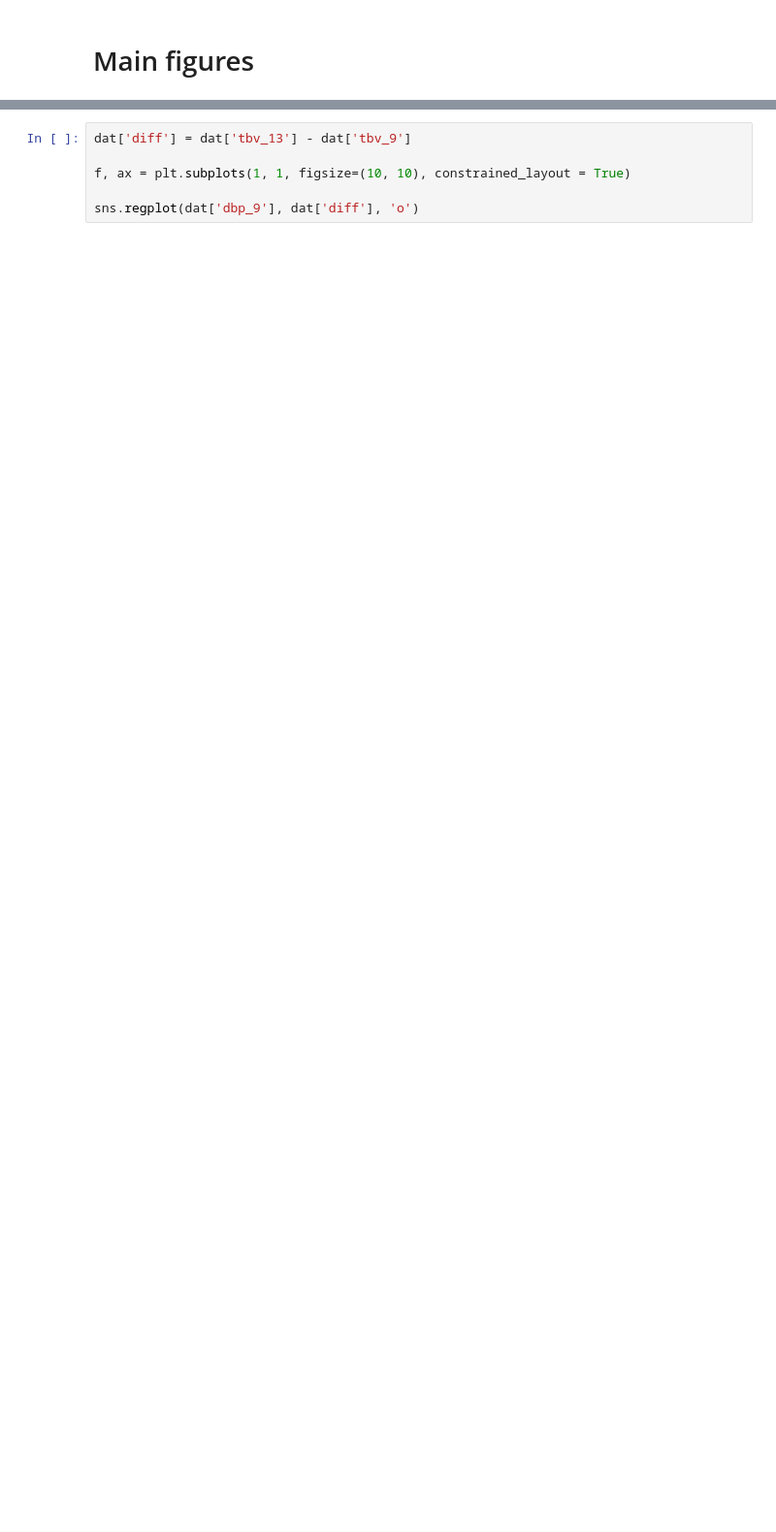
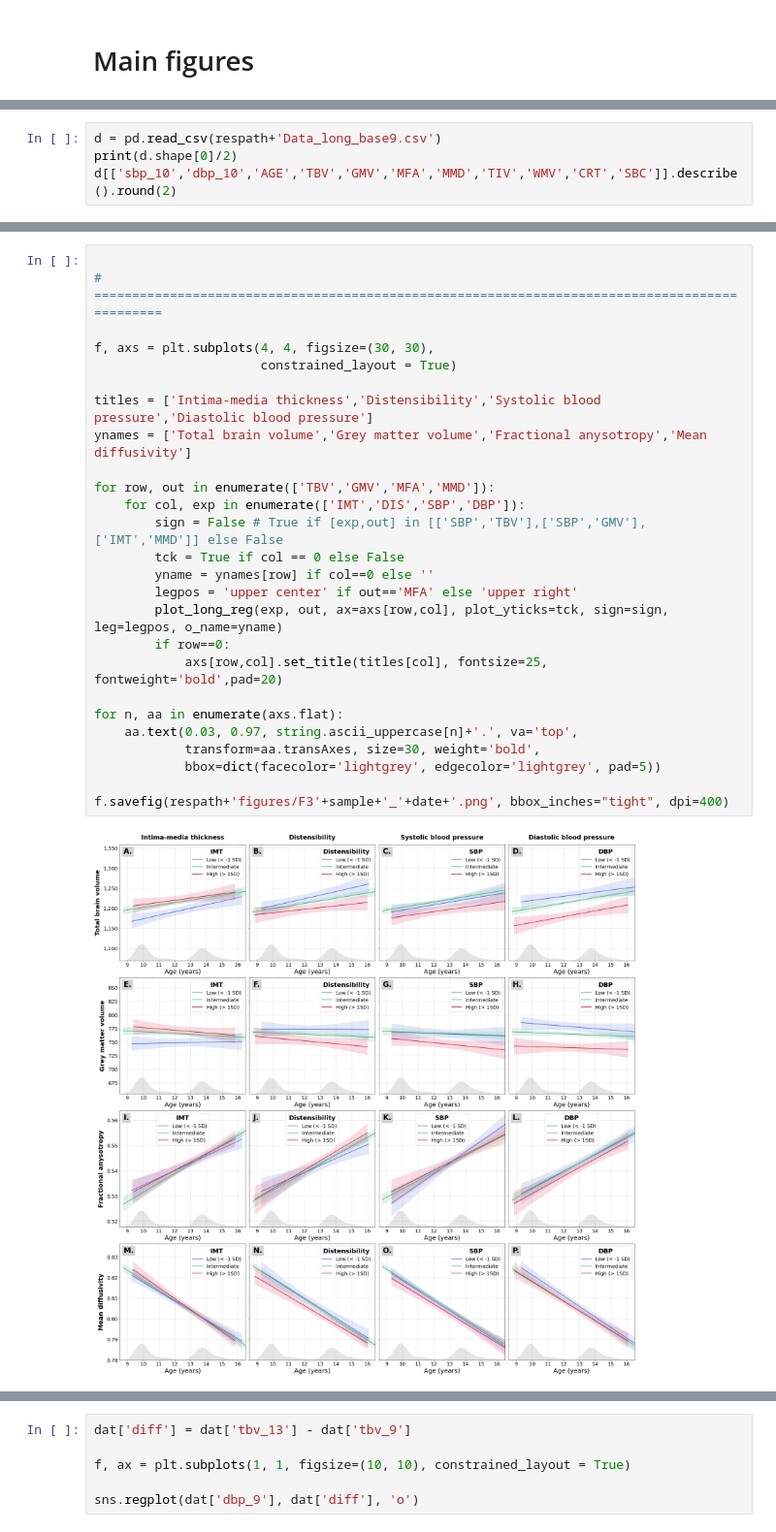
Before and after one commit to SereDef/arterial-health-brain, a Jupyter notebook: 4-Figures.ipynb, the cells around one changed output, grey strips where cells are left out. Shown at 97% size. Cells and saved outputs as stored; diff of their text form; blank space fills up the shorter version.

```diff
--- a/4-Figures.ipynb
+++ b/4-Figures.ipynb
@@ -503,0 +496,4 @@ f.savefig('f2.png', bbox_inches="tight", dpi=400)
+# %%
+d = pd.read_csv(respath+'Data_long_base9.csv')
+print(d.shape[0]/2)
+d[['sbp_10','dbp_10','AGE','TBV','GMV','MFA','MMD','TIV','WMV','CRT','SBC']].describe().round(2)
@@ -511,0 +576,28 @@ def plotlong(exp,outc):
+# %%
+
+# ==============================================================================================
+
+f, axs = plt.subplots(4, 4, figsize=(30, 30),
+                      constrained_layout = True)
+
+titles = ['Intima-media thickness','Distensibility','Systolic blood pressure','Diastolic blood pressure']
+ynames = ['Total brain volume','Grey matter volume','Fractional anysotropy','Mean diffusivity']
+
+for row, out in enumerate(['TBV','GMV','MFA','MMD']):
+    for col, exp in enumerate(['IMT','DIS','SBP','DBP']):
+        sign = False # True if [exp,out] in [['SBP','TBV'],['SBP','GMV'],['IMT','MMD']] else False
+        tck = True if col == 0 else False
+        yname = ynames[row] if col==0 else ''
+        legpos = 'upper center' if out=='MFA' else 'upper right'
+        plot_long_reg(exp, out, ax=axs[row,col], plot_yticks=tck, sign=sign, leg=legpos, o_name=yname)
+        if row==0:
+            axs[row,col].set_title(titles[col], fontsize=25, fontweight='bold',pad=20)
+
+for n, aa in enumerate(axs.flat):
+    aa.text(0.03, 0.97, string.ascii_uppercase[n]+'.', va='top',
+            transform=aa.transAxes, size=30, weight='bold',
+            bbox=dict(facecolor='lightgrey', edgecolor='lightgrey', pad=5))
+
+f.savefig(respath+'figures/F3'+sample+'_'+date+'.png', bbox_inches="tight", dpi=400)
+# %% [output]
+[figure, added]
```
Also changed, not shown: parts of 78 cells of this notebook, 8 other files.
